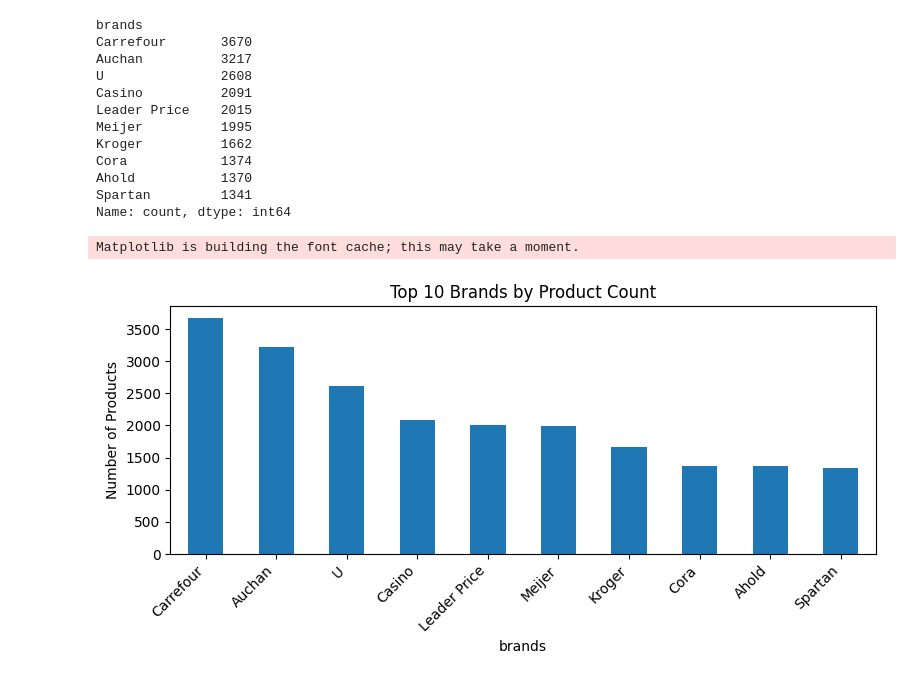
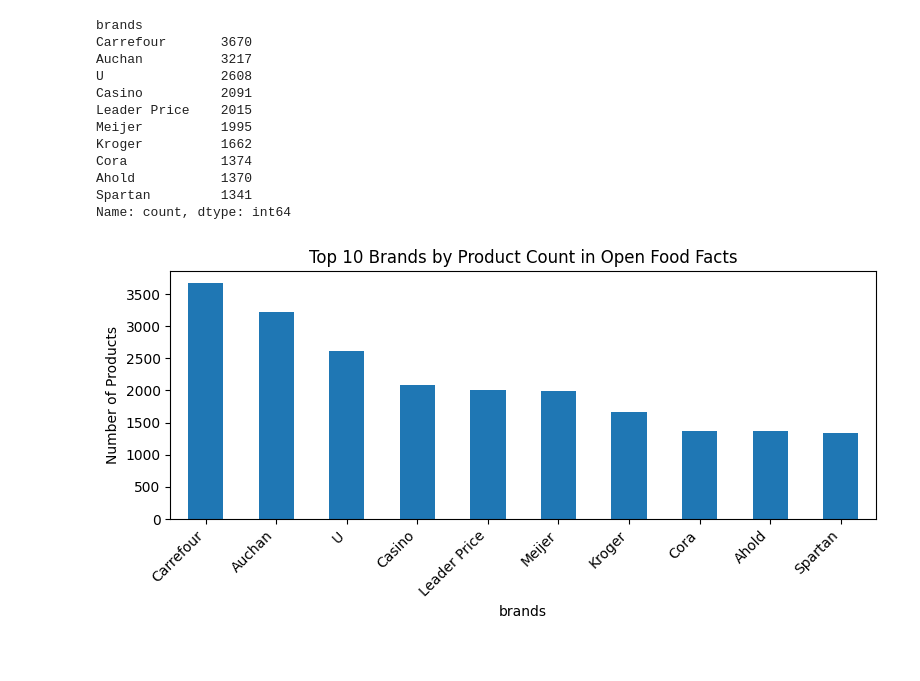
Before and after one commit to aividyarthi2025/ai-vidyarthi, a Jupyter notebook: week01/notebooks/food_facts_eda.ipynb, the cells around one changed output. Cells and saved outputs as stored; diff of their text form; code cells hidden in the pictures.

```diff
--- a/week01/notebooks/food_facts_eda.ipynb
+++ b/week01/notebooks/food_facts_eda.ipynb
@@ -34,13 +34,13 @@ Name: count, dtype: int64
 # %%
 import matplotlib.pyplot as plt
 
 # Bar chart of the top-10 brands you already computed
 top_brands.plot.bar(figsize=(8,4))
-plt.title("Top 10 Brands by Product Count")
+plt.title("Top 10 Brands by Product Count in Open Food Facts")
 plt.ylabel("Number of Products")
 plt.xticks(rotation=45, ha="right")
 plt.tight_layout()
 plt.show()
+# Save the top brands to a CSV file
 # %% [output]
-Matplotlib is building the font cache; this may take a moment.
-[figure, old version]
+[figure, new version]
```
